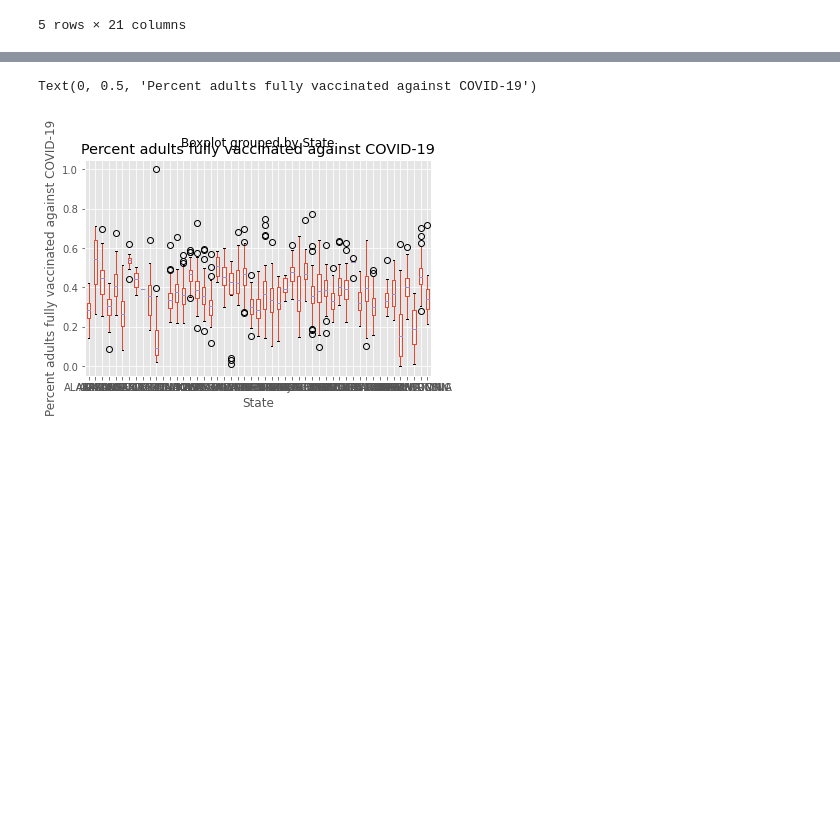
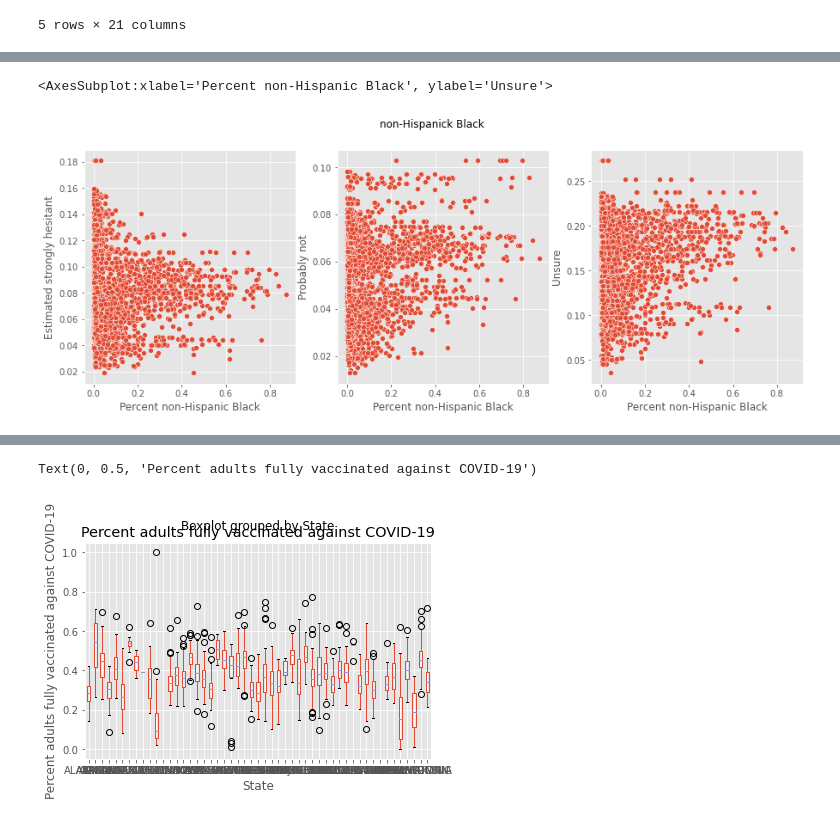
Before and after one commit to ireenab/Vaccine_Hesitancy_DAP_ProjectI, a Jupyter notebook: vacc_hesit.ipynb, the cells around one changed output, grey strips where cells are left out. Drawn from its saved outputs; the diff is of its cells as text; code cells hidden in the pictures; blank space fills up the shorter version.

```diff
--- a/vacc_hesit.ipynb
+++ b/vacc_hesit.ipynb
@@ -86,0 +31,3 @@ vacc.groupby('State')['Percent adults fully vaccinated against COVID-19'].median
+# %%
+vacc['Probably not'] = vacc["Estimated hesitant"] - vacc["Estimated strongly hesitant"]
+vacc['Unsure'] = vacc['Estimated hesitant or unsure']- vacc['Probably not']
@@ -86,0 +41,9 @@ vacc.groupby('State')['Percent adults fully vaccinated against COVID-19'].median
+# %%
+fig, axes = plt.subplots(1,3, figsize =(15,5), sharey =False)
+fig.suptitle('non-Hispanick Black')
+sns.scatterplot(data=vacc, ax =axes[0], x="Percent non-Hispanic Black", y="Estimated strongly hesitant")
+sns.scatterplot(data=vacc, ax =axes[1], x="Percent non-Hispanic Black", y="Probably not")
+sns.scatterplot(data=vacc, ax =axes[2], x="Percent non-Hispanic Black", y="Unsure")
+# %% [output]
+<AxesSubplot:xlabel='Percent non-Hispanic Black', ylabel='Unsure'>
+[figure, added]
```
Also changed, not shown: parts of 71 cells of this notebook.
